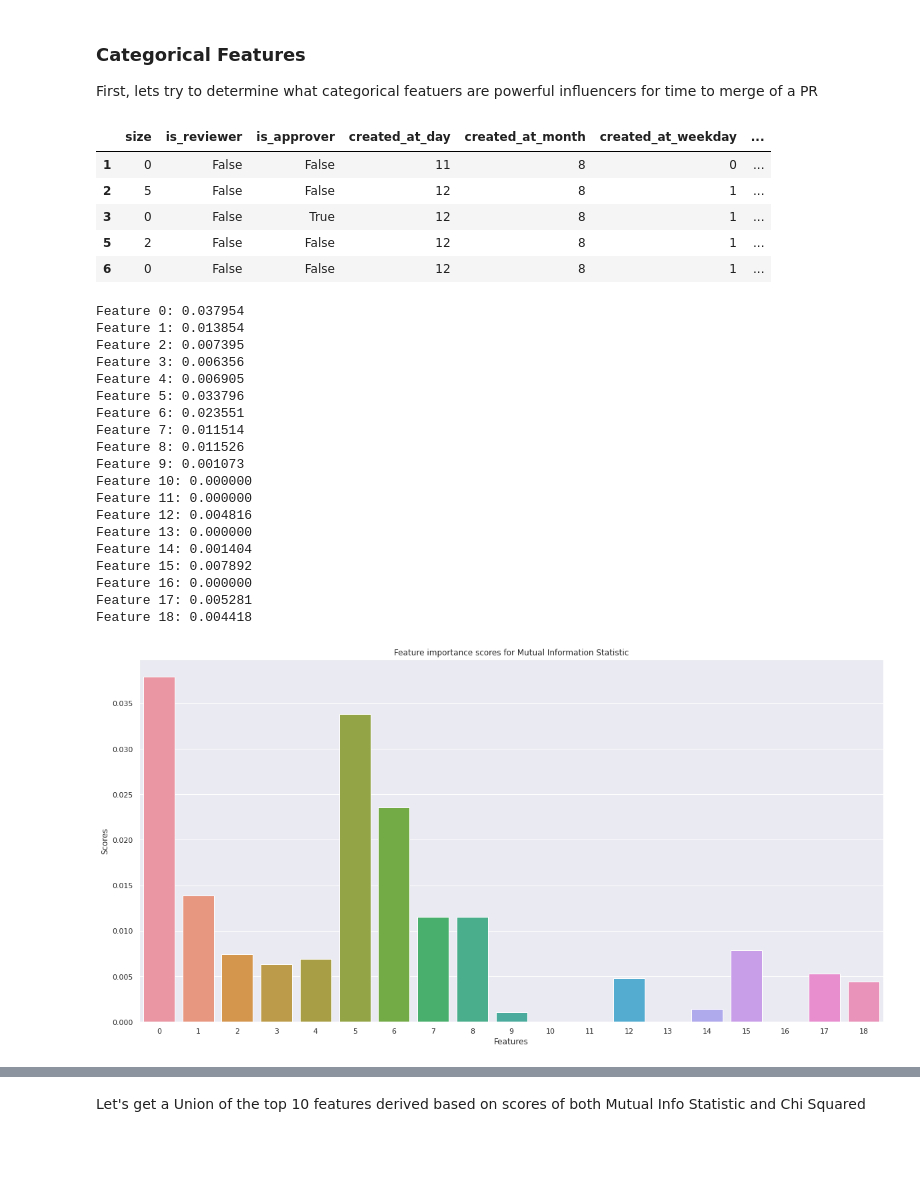
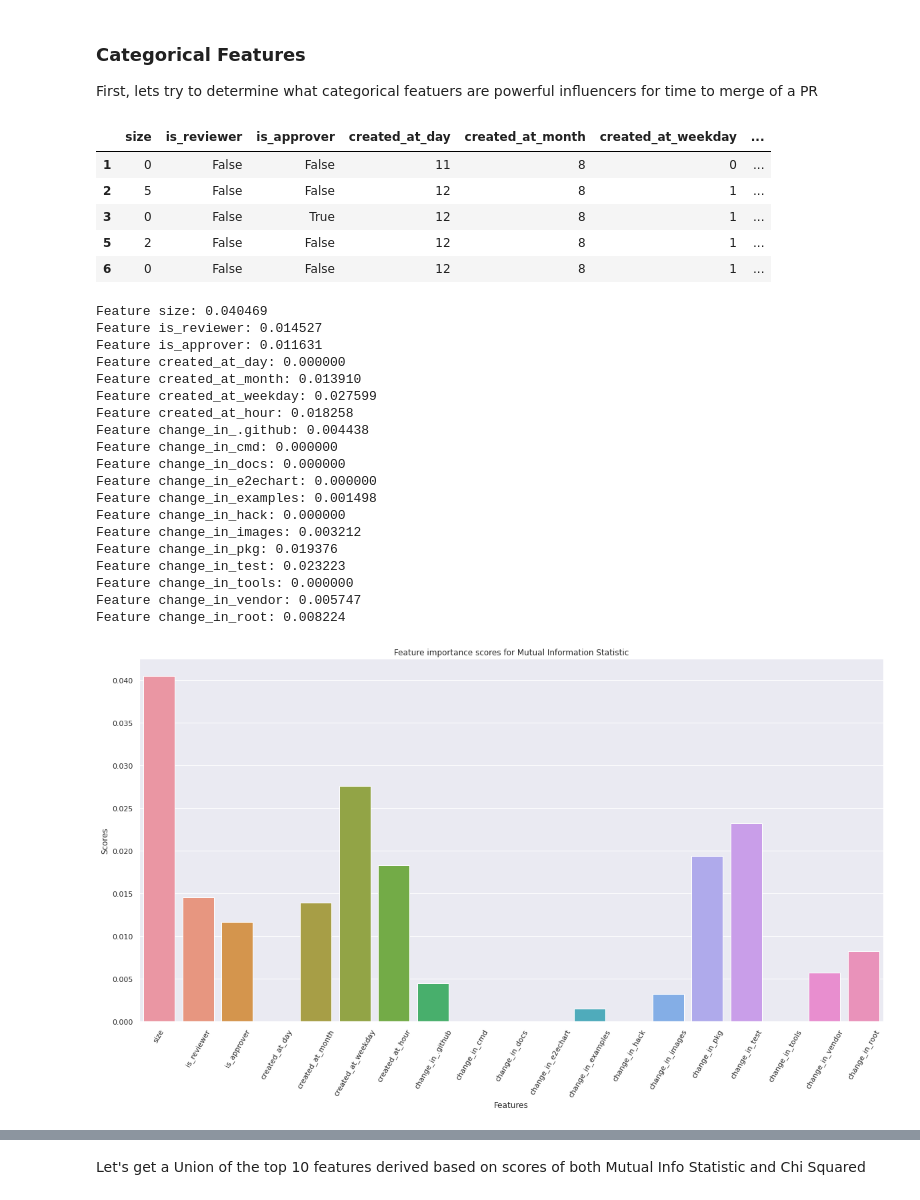
Before and after one commit to chauhankaranraj/ocp-ci-analysis, a Jupyter notebook: notebooks/data-sources/oc-github-repo/github_PR_EDA.ipynb, the cells around one changed output, grey strips where cells are left out. Cells and saved outputs as stored; diff of their text form; code cells hidden in the pictures; blank space fills up the shorter version.

Commit message:
Add feat sel for count vector type columns

```diff
--- a/notebooks/data-sources/oc-github-repo/github_PR_EDA.ipynb
+++ b/notebooks/data-sources/oc-github-repo/github_PR_EDA.ipynb
@@ -904,7 +875,7 @@ Name: time_to_merge, dtype: float64
 # %%
 def get_ttm_class(ttm):
     """
-    Assign a ttm "class" / "category" / "bin" to a numerical ttm value
+    Assign a ttm "class" / "category" / "bin" to the input numerical ttm value
     E.g. if the time to merge was 1.5 hours, this function will return
     class "0" which represents "merged in 0-3 hours"
     """
@@ -979,15 +960,15 @@ cat_df = feature_df[
         "ttm_class",
     ]
 ]
+
+cat_df.head()
+# %% [output]
+|  | size | is_reviewer | is_approver | created_at_day | created_at_month | created_at_weekday | ... |
+| 1 | 0 | False | False | 11 | 8 | 0 | ... |
+| 2 | 5 | False | False | 12 | 8 | 1 | ... |
+| 3 | 0 | False | True | 12 | 8 | 1 | ... |
+| 5 | 2 | False | False | 12 | 8 | 1 | ... |
+| 6 | 0 | False | False | 12 | 8 | 1 | ... |
-# %%
-cat_df.head()
-# %% [output]
-|  | size | is_reviewer | is_approver | created_at_day | created_at_month | created_at_weekday | ... |
-| 1 | 0 | False | False | 11 | 8 | 0 | ... |
-| 2 | 5 | False | False | 12 | 8 | 1 | ... |
-| 3 | 0 | False | True | 12 | 8 | 1 | ... |
-| 5 | 2 | False | False | 12 | 8 | 1 | ... |
-| 6 | 0 | False | False | 12 | 8 | 1 | ... |
 # %%
 # split into input (X) and output (y) variables
 X = cat_df.drop(columns=['ttm_class'])
@@ -1006,35 +980,37 @@ X_fs, fs = select_features(
 )
 # %%
 for i in range(len(fs.scores_)):
-    print("Feature %d: %f" % (i, fs.scores_[i]))
+    print("Feature %s: %f" % (X.columns[i], fs.scores_[i]))
 # %% [output]
-Feature 0: 0.037954
-Feature 1: 0.013854
-Feature 2: 0.007395
-Feature 3: 0.006356
-Feature 4: 0.006905
-Feature 5: 0.033796
-Feature 6: 0.023551
-Feature 7: 0.011514
-Feature 8: 0.011526
-Feature 9: 0.001073
-Feature 10: 0.000000
-Feature 11: 0.000000
-Feature 12: 0.004816
-Feature 13: 0.000000
-Feature 14: 0.001404
-Feature 15: 0.007892
-Feature 16: 0.000000
-Feature 17: 0.005281
-Feature 18: 0.004418
+Feature size: 0.040469
+Feature is_reviewer: 0.014527
+Feature is_approver: 0.011631
+Feature created_at_day: 0.000000
+Feature created_at_month: 0.013910
+Feature created_at_weekday: 0.027599
+Feature created_at_hour: 0.018258
+Feature change_in_.github: 0.004438
+Feature change_in_cmd: 0.000000
+Feature change_in_docs: 0.000000
+Feature change_in_e2echart: 0.000000
+Feature change_in_examples: 0.001498
+Feature change_in_hack: 0.000000
+Feature change_in_images: 0.003212
+Feature change_in_pkg: 0.019376
+Feature change_in_test: 0.023223
+Feature change_in_tools: 0.000000
+Feature change_in_vendor: 0.005747
+Feature change_in_root: 0.008224
 # %%
-sns.barplot(x=[i for i in range(len(fs.scores_))], y=fs.scores_)
+# visualize scores of all features
+sns.barplot(x=X.columns, y=fs.scores_)
 plt.title("Feature importance scores for Mutual Information Statistic")
+plt.xticks(rotation=60)
 plt.xlabel("Features")
 plt.ylabel("Scores")
 plt.show()
 # %% [output]
-[figure, old version]
+[figure, new version]
 # %%
 # Lets get a list of the top 10 feature indices based on Mutual Info Stat feature scores
 top_mis = fs.scores_.argsort()[-10:][::-1]
```
Also changed, not shown: parts of 30 cells of this notebook.
